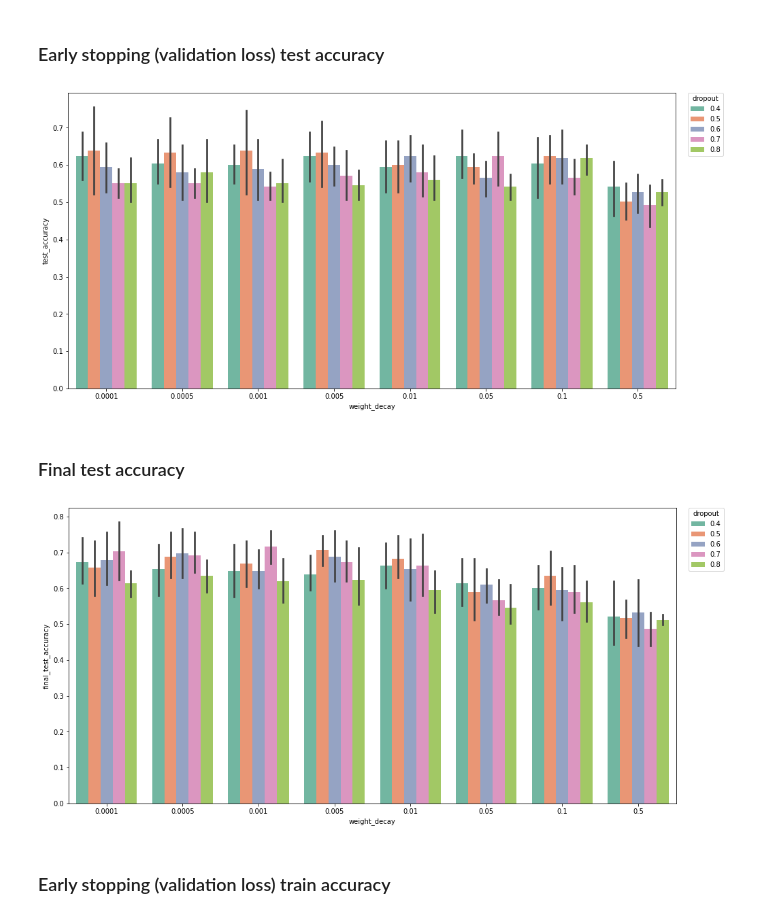
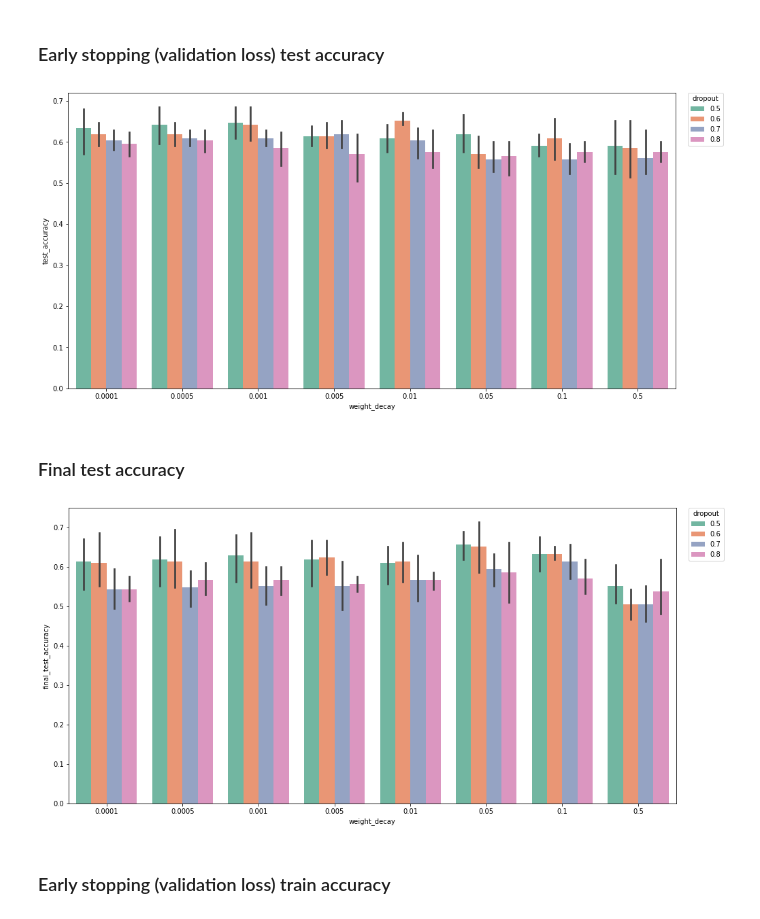
Before and after one commit to nicchiou/mindportal, a Jupyter notebook: experiments/motor_LR/spatiotemporal_cnn/RegularizationGridSearch.ipynb, the cells around one changed output. Saved outputs shown, nothing was run; the diff lists cells and outputs as text; code cells hidden in the pictures.

```diff
--- a/experiments/motor_LR/spatiotemporal_cnn/RegularizationGridSearch.ipynb
+++ b/experiments/motor_LR/spatiotemporal_cnn/RegularizationGridSearch.ipynb
@@ -49,9 +49,9 @@ all_model_df = pd.DataFrame()
 
 root_dir = os.path.join(constants.RESULTS_DIR,
                         'motor_LR', 'spatiotemporal_cnn', 'voxel_space', 'rl', 'no_bandpass', 'max_abs_scale',
-                        '8_montages', 'cropped',  'regularization_grid_search', 'baseline_viable_vox')
+                        '4_montages', 'cropped', 'scale_2D', 'regularization_grid_search', 'baseline_ph_viable_vox')
 
-subject = '155'
+subject = '127'
 
 for d in os.listdir(os.path.join(root_dir, f's_{subject}' if subject is not None else None)):
     try:
@@ -101,7 +132,8 @@ array([12,  8])
 # %%
-weight_decay = 0.001
-dropout = 0.5
+montage = 'A'
 
-F1 = 12
+F1 = 6
 D = 12
 F2 = 12
+weight_decay = 0.001
+dropout = 0.6
@@ -110,27 +194,29 @@ F2 = 12
 # %%
 fig, ax = plt.subplots(1, 1, figsize=(16, 8))
 
-sns.barplot(data=all_model_df[(all_model_df['F1'] == F1) &
+sns.barplot(data=all_model_df[(all_model_df['montage'] == montage) &
+                              (all_model_df['F1'] == F1) &
                               (all_model_df['D'] == D) &
                               (all_model_df['F2'] == F2)],
             x='weight_decay', y='test_accuracy', hue='dropout', palette='Set2', ax=ax, order=sorted(all_model_df.weight_decay.unique()))
 plt.legend(title='dropout', bbox_to_anchor=(1.02, 1), loc=2, borderaxespad=0.)
 plt.title(f'');
 # %% [output]
-[figure, old version]
+[figure, new version]
 # %% [markdown]
 ### Final test accuracy
 # %%
 fig, ax = plt.subplots(1, 1, figsize=(16, 8))
 
-sns.barplot(data=all_model_df[(all_model_df['F1'] == F1) &
+sns.barplot(data=all_model_df[(all_model_df['montage'] == montage) &
+                              (all_model_df['F1'] == F1) &
                               (all_model_df['D'] == D) &
                               (all_model_df['F2'] == F2)],
             x='weight_decay', y='final_test_accuracy', hue='dropout', palette='Set2', ax=ax, order=sorted(all_model_df.weight_decay.unique()))
 plt.legend(title='dropout', bbox_to_anchor=(1.02, 1), loc=2, borderaxespad=0.)
 plt.title(f'');
 # %% [output]
-[figure, old version]
+[figure, new version]
 # %% [markdown]
 ### Early stopping (validation loss) train accuracy
 # %%
```
Also changed, not shown: parts of 29 cells of this notebook, 1 other file.
